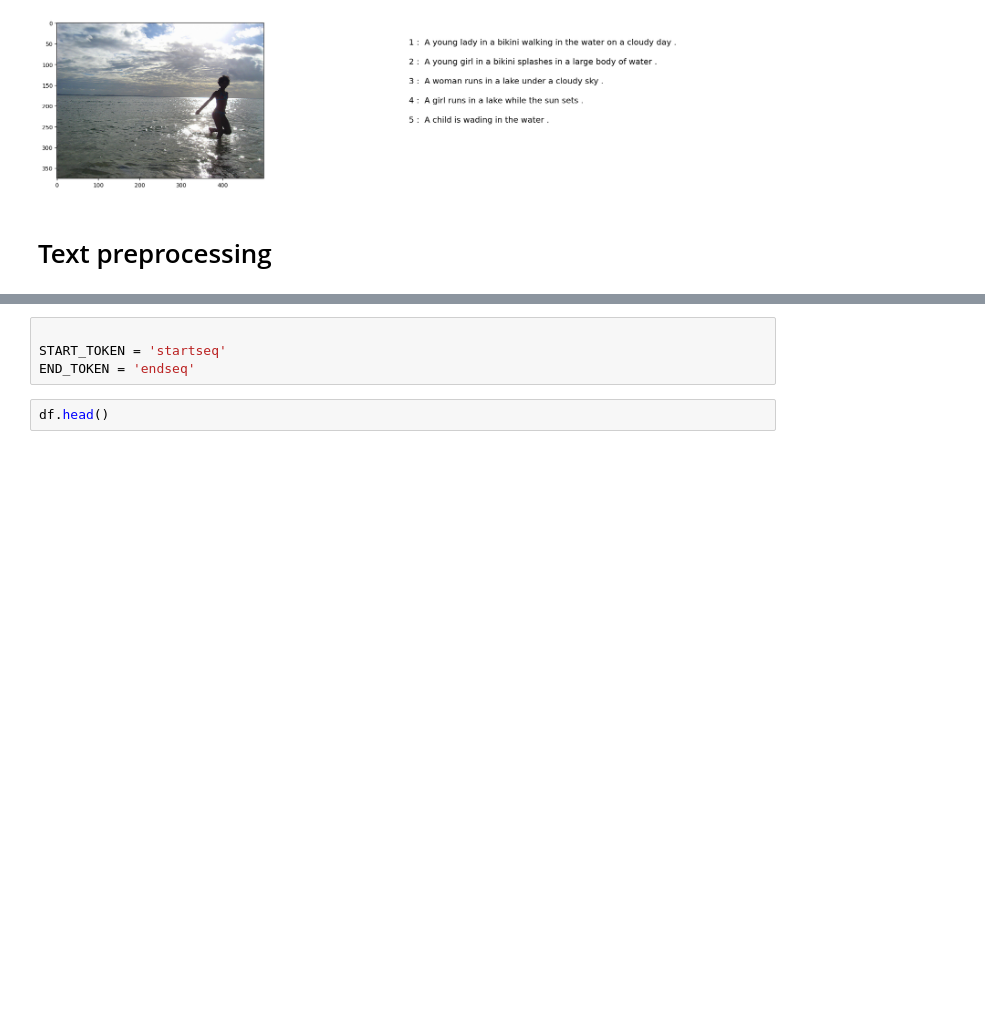
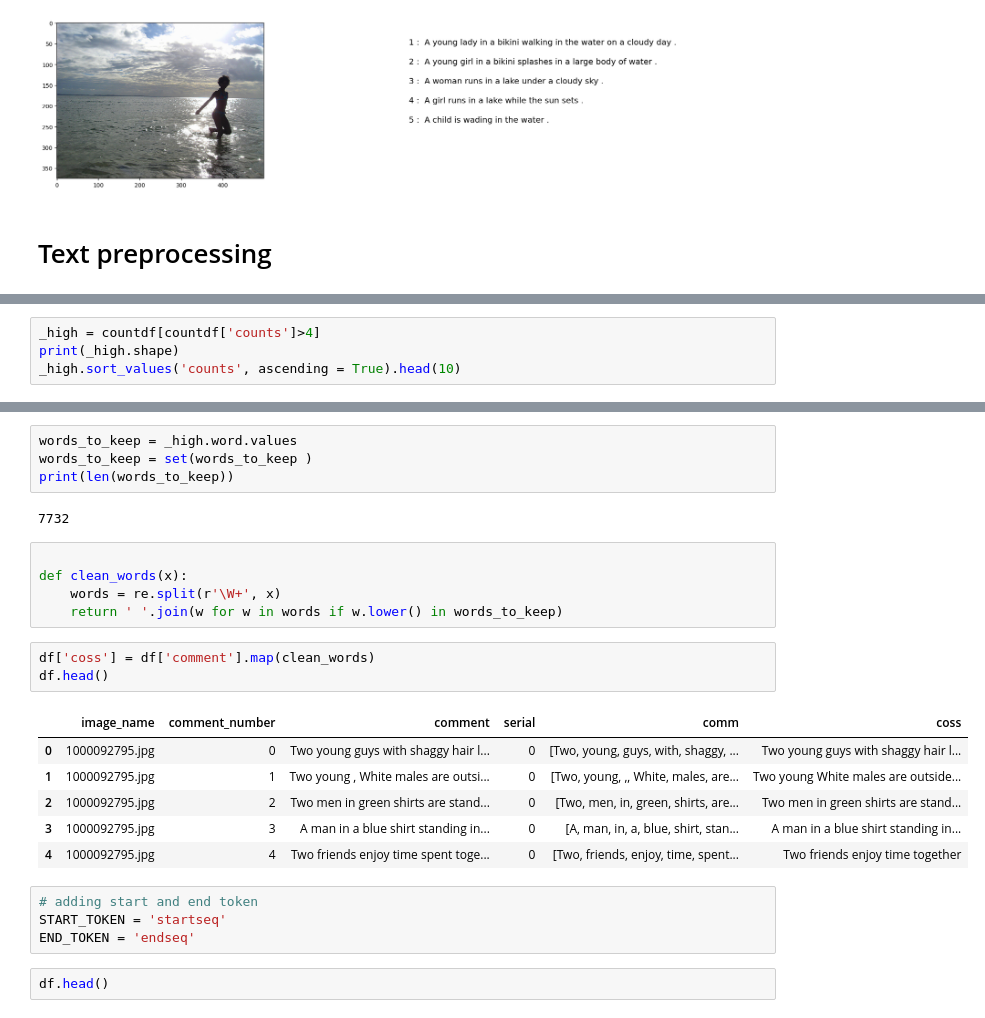
Before and after one commit to tikendraw/caption-generator, a Jupyter notebook: captiongenerator_notebook.ipynb, the cells around one changed output, grey strips where cells are left out. Cells and saved outputs as stored; diff of their text form; blank space fills up the shorter version.

```diff
--- a/captiongenerator_notebook.ipynb
+++ b/captiongenerator_notebook.ipynb
@@ -277,0 +346,4 @@ a = plot_image_with_captions(df)
+# %%
+_high = countdf[countdf['counts']>4]
+print(_high.shape)
+_high.sort_values('counts', ascending = True).head(10)
@@ -278,5 +363,26 @@ a = plot_image_with_captions(df)
+# %%
+words_to_keep = _high.word.values
+words_to_keep = set(words_to_keep )
+print(len(words_to_keep))
+# %% [output]
+7732
+# %%
+
+def clean_words(x):
+    words = re.split(r'\W+', x)
+    return ' '.join(w for w in words if w.lower() in words_to_keep)
+# %%
+df['coss'] = df['comment'].map(clean_words)
+df.head()
+# %% [output]
+|  | image_name | comment_number | comment | serial | comm | coss |
+| 0 | 1000092795.jpg | 0 | Two young guys with shaggy hair l... | 0 | [Two, young, guys, with, shaggy, ... | Two young guys with shaggy hair l... |
+| 1 | 1000092795.jpg | 1 | Two young , White males are outsi... | 0 | [Two, young, ,, White, males, are... | Two young White males are outside... |
+| 2 | 1000092795.jpg | 2 | Two men in green shirts are stand... | 0 | [Two, men, in, green, shirts, are... | Two men in green shirts are stand... |
+| 3 | 1000092795.jpg | 3 | A man in a blue shirt standing in... | 0 | [A, man, in, a, blue, shirt, stan... | A man in a blue shirt standing in... |
+| 4 | 1000092795.jpg | 4 | Two friends enjoy time spent toge... | 0 | [Two, friends, enjoy, time, spent... | Two friends enjoy time together |
 # %%
-
+# adding start and end token
 START_TOKEN = 'startseq'
 END_TOKEN = 'endseq'
 # %%
```
Also changed, not shown: parts of 19 cells of this notebook.
